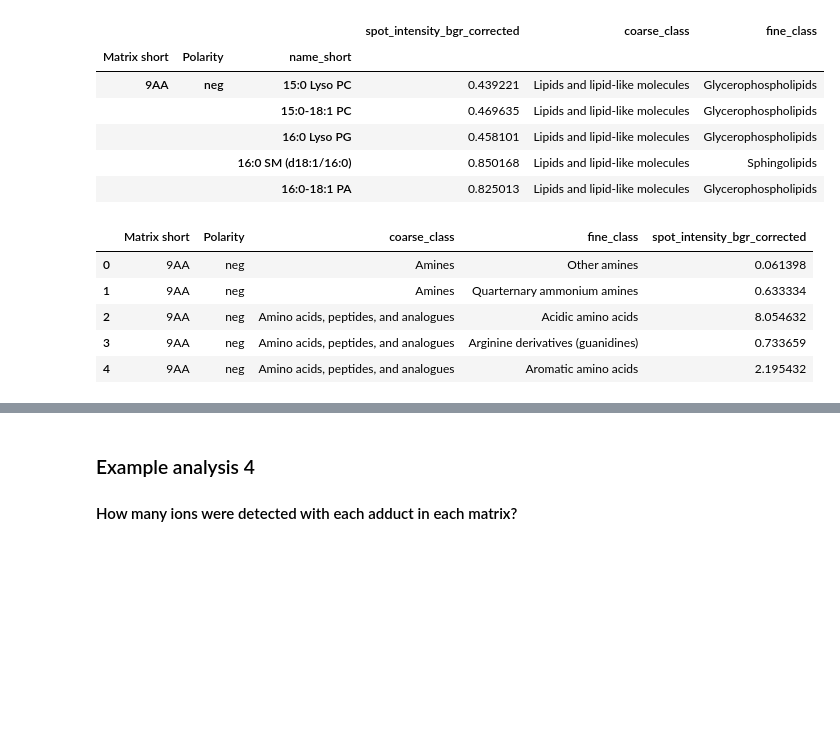
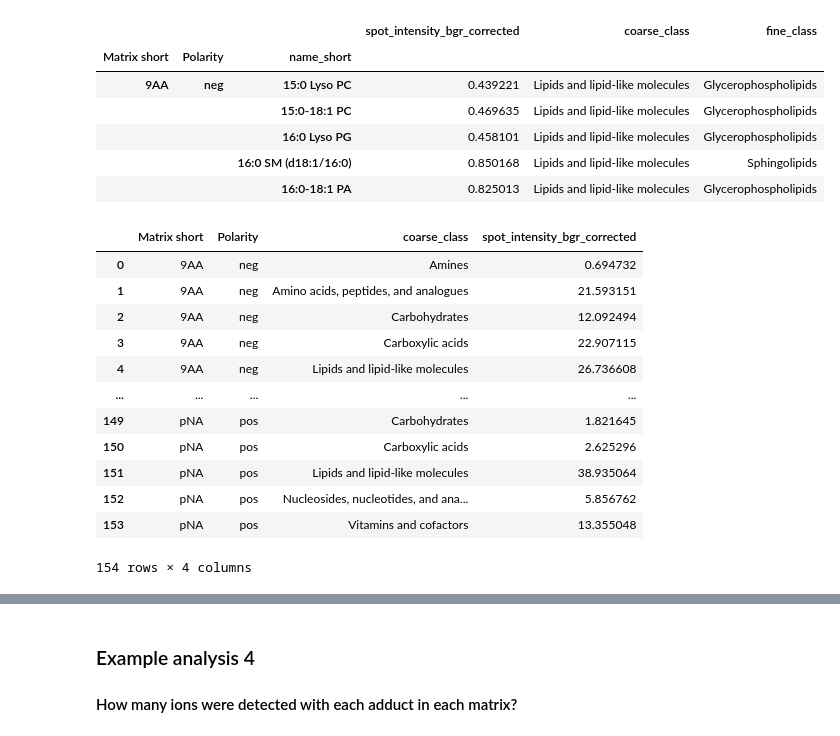
Before and after one commit to saharuka/metabolite_detectability, a Jupyter notebook: spotting/analysis/20_matrices/5_data_analysis/how_to_merge_data.ipynb, the cells around one changed output, grey strips where cells are left out. Saved outputs shown, nothing was run; the diff lists cells and outputs as text; code cells hidden in the pictures; blank space fills up the shorter version.

```diff
--- a/spotting/analysis/20_matrices/5_data_analysis/how_to_merge_data.ipynb
+++ b/spotting/analysis/20_matrices/5_data_analysis/how_to_merge_data.ipynb
@@ -297,17 +297,24 @@ agg_data3.head()
 |  |  | 16:0-18:1 PA | 0.825013 | Lipids and lipid-like molecules | Glycerophospholipids |
 # %%
 # Calculate sum intensity in each class
-result3 = agg_data3.groupby(['Matrix short', 'Polarity', 'coarse_class', 'fine_class']).agg({
+result3 = agg_data3.groupby(['Matrix short', 'Polarity', 'coarse_class']).agg({
     'spot_intensity_bgr_corrected' : 'sum'
 }).reset_index()
-result3.head()
+result3
 # %% [output]
-|  | Matrix short | Polarity | coarse_class | fine_class | spot_intensity_bgr_corrected |
-| 0 | 9AA | neg | Amines | Other amines | 0.061398 |
-| 1 | 9AA | neg | Amines | Quarternary ammonium amines | 0.633334 |
-| 2 | 9AA | neg | Amino acids, peptides, and analogues | Acidic amino acids | 8.054632 |
-| 3 | 9AA | neg | Amino acids, peptides, and analogues | Arginine derivatives (guanidines) | 0.733659 |
-| 4 | 9AA | neg | Amino acids, peptides, and analogues | Aromatic amino acids | 2.195432 |
+|  | Matrix short | Polarity | coarse_class | spot_intensity_bgr_corrected |
+| 0 | 9AA | neg | Amines | 0.694732 |
+| 1 | 9AA | neg | Amino acids, peptides, and analogues | 21.593151 |
+| 2 | 9AA | neg | Carbohydrates | 12.092494 |
+| 3 | 9AA | neg | Carboxylic acids | 22.907115 |
+| 4 | 9AA | neg | Lipids and lipid-like molecules | 26.736608 |
+| ... | ... | ... | ... | ... |
+| 149 | pNA | pos | Carbohydrates | 1.821645 |
+| 150 | pNA | pos | Carboxylic acids | 2.625296 |
+| 151 | pNA | pos | Lipids and lipid-like molecules | 38.935064 |
+| 152 | pNA | pos | Nucleosides, nucleotides, and ana... | 5.856762 |
+| 153 | pNA | pos | Vitamins and cofactors | 13.355048 |
+154 rows × 4 columns
 # %%
 plot_data_filtered = result3[result3.Polarity == 'neg']
 plt.figure(figsize=(7,7))
```
Also changed, not shown: parts of 4 cells of this notebook.
